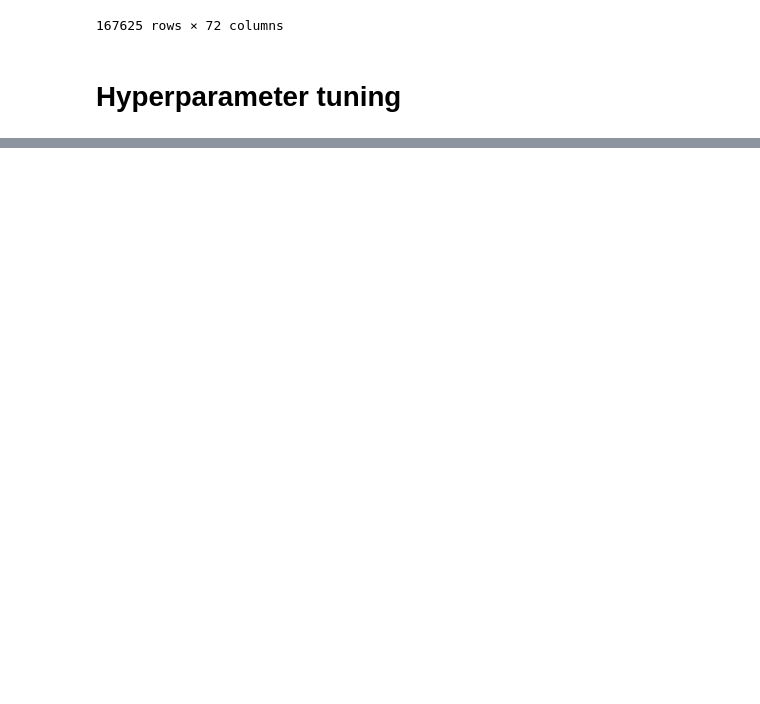
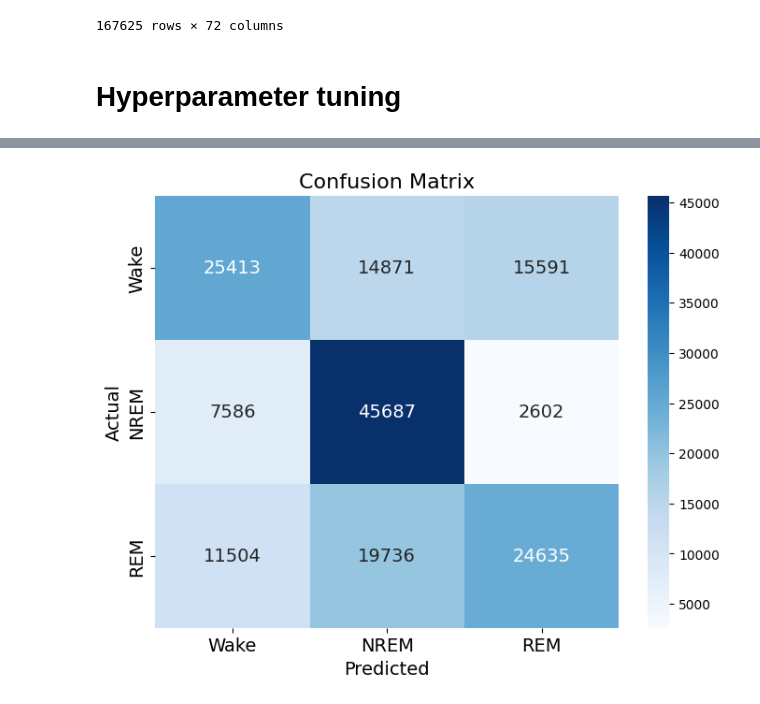
Before and after one commit to karmenmarkov/An-Interpretable-Feature-Based-Machine-Learning-Approach-for-Automatic-Sleep-Staging-Using-PPG, a Jupyter notebook: model_training/df_3_stages_SMOTE.ipynb, the cells around one changed output, grey strips where cells are left out. Drawn from its saved outputs; the diff is of its cells as text; code cells hidden in the pictures; blank space fills up the shorter version.

```diff
--- a/model_training/df_3_stages_SMOTE.ipynb
+++ b/model_training/df_3_stages_SMOTE.ipynb
@@ -302,0 +688,19 @@ Best score:  0.3378480278691997
+# %%
+#plot the confusion matrix plot for train data
+from sklearn.metrics import confusion_matrix
+
+# Compute confusion matrix
+cm = final_confusion_matrix_10cv
+
+# Plot confusion matrix using seaborn
+plt.figure(figsize=(8, 6))
+font_size = 14
+sns.heatmap(cm, annot=True, fmt="d", cmap="Blues", xticklabels=['Wake', 'NREM','REM'], yticklabels=['Wake', 'NREM','REM'], annot_kws={"size": font_size})
+plt.ylabel('Actual', fontsize=font_size)
+plt.xlabel('Predicted', fontsize=font_size)
+plt.title('Confusion Matrix', fontsize=font_size+2)
+plt.xticks(fontsize=font_size)
+plt.yticks(fontsize=font_size)
+plt.show()
+# %% [output]
+[figure, added]
```
Also changed, not shown: parts of 41 cells of this notebook, 5 other files.
